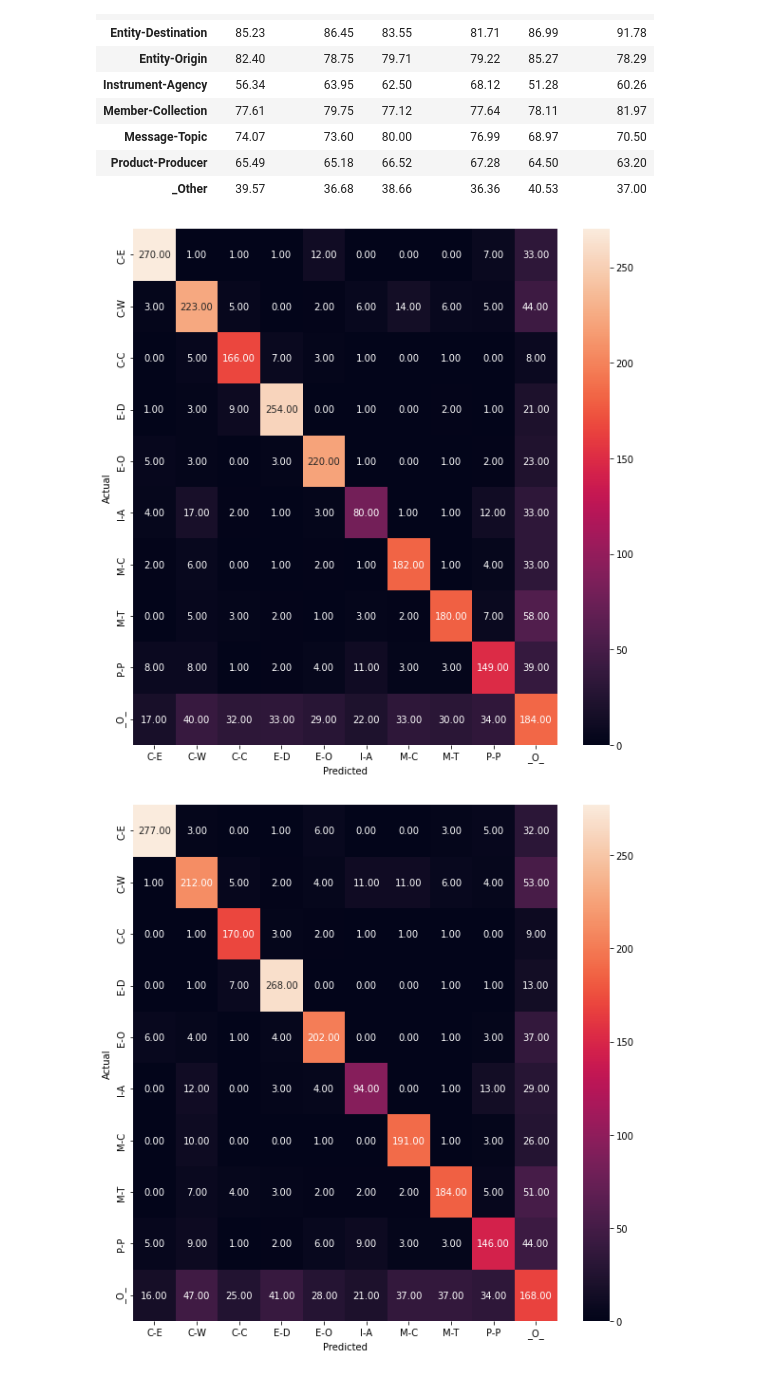
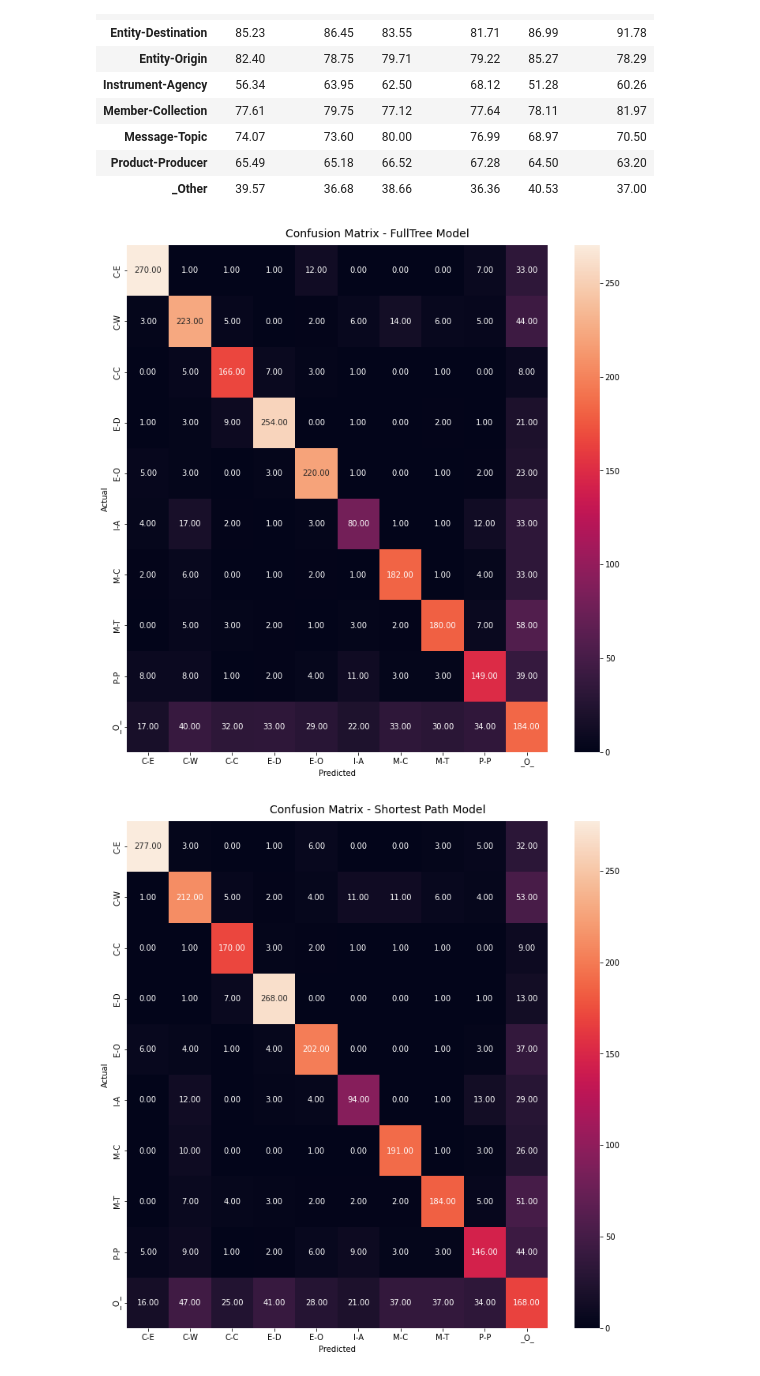
Before and after one commit to zarzouram/RE_Extraction_tree_and_Seq_LSTM, a Jupyter notebook: run_test.ipynb, the cells around one changed output. Saved outputs shown, nothing was run; the diff lists cells and outputs as text; code cells hidden in the pictures.

```diff
--- a/run_test.ipynb
+++ b/run_test.ipynb
@@ -428,29 +428,30 @@ sns.heatmap(cm,
             fmt=".2f",
             xticklabels=labels,
             yticklabels=labels)
-plt.ylabel('Actual')
-plt.xlabel('Predicted')
-plt.show(block=False)
-
+plt.ylabel("Actual")
+plt.xlabel("Predicted")
+_ = fig.suptitle("Confusion Matrix - FullTree Model", fontsize=14)
+_ = plt.tight_layout(w_pad=1)
 # print("\n".join(confusion_matrix_lstr))
 # %% [output]
-[figure, old version]
+[figure, new version]
 # %%
 confusion_matrix_lstr = results["shortest_path"]["result"].strip().split("\n")[:15]
 cm_str = list(map(lambda x: re.findall(r"\d+", x),
                   confusion_matrix_lstr[3:-2]))
 cm = [[int(c) for c in cm[:10]] for cm in cm_str]
 labels = confusion_matrix_lstr[1].strip().split()[:10]
 
 fig, ax = plt.subplots(figsize=(10, 10))
 sns.heatmap(cm,
             annot=True,
             fmt=".2f",
             xticklabels=labels,
             yticklabels=labels)
 plt.ylabel('Actual')
 plt.xlabel('Predicted')
-plt.show(block=False)
+_ = fig.suptitle("Confusion Matrix - Shortest Path Model", fontsize=14)
+_ = plt.tight_layout(w_pad=1)
 # print("\n".join(results["shortest_path"]["result"].strip().split("\n")[:15]))
 # %% [output]
-[figure, old version]
+[figure, new version]
```
Also changed, not shown: 3 other files.
